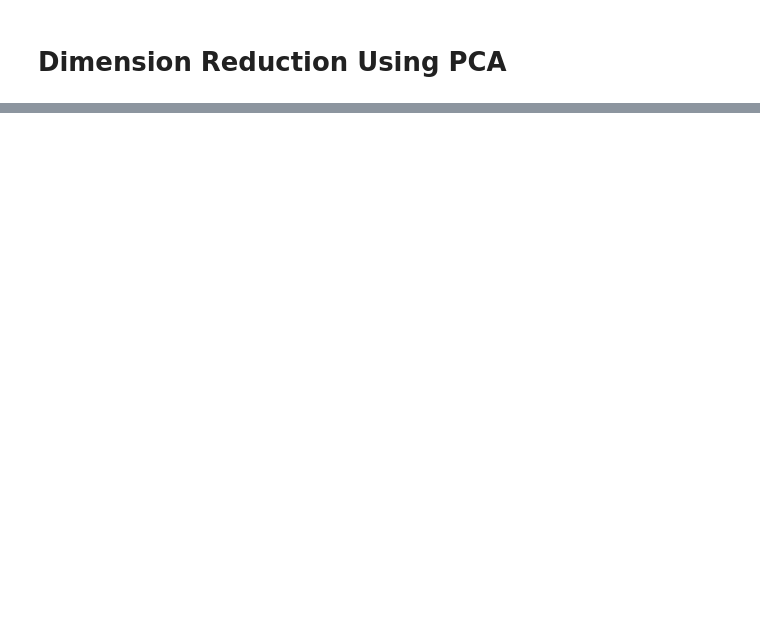
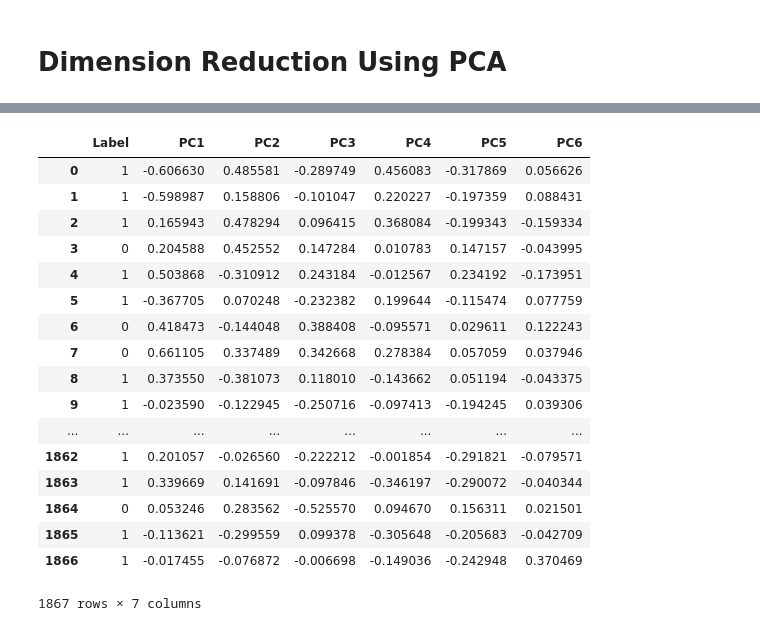
Before and after one commit to ansel-z/CX4240-Cancer-Cell-Classfication-Project, a Jupyter notebook: Dimension Reduction.ipynb, the cells around one changed output, grey strips where cells are left out. Saved outputs shown, nothing was run; the diff lists cells and outputs as text; code cells hidden in the pictures; blank space fills up the shorter version.

```diff
--- a/Dimension Reduction.ipynb
+++ b/Dimension Reduction.ipynb
@@ -293,14 +365,33 @@ ax.set_zlabel('PC3')
 # %%
 # Conversion of data from numpy array to dataframe
 PCA_test_data_df = pd.DataFrame.from_records(PCA_test_data)
 PCA_test_data_df.columns = tuple('PC'+str(num+1) for num in range(np.size(PCA_test_data[1])))
 
 # insert labels for test data
 PCA_test_data_df.insert(0,"Label",label_test,True)
 
 # save test_data_df as a csv file
-PCA_test_data_df.to_csv('Data/PCA_test_data.csv')
+#PCA_test_data_df.to_csv('Data/PCA_test_data.csv')
 PCA_test_data_df
+# %% [output]
+|  | Label | PC1 | PC2 | PC3 | PC4 | PC5 | PC6 |
+| 0 | 1 | -0.606630 | 0.485581 | -0.289749 | 0.456083 | -0.317869 | 0.056626 |
+| 1 | 1 | -0.598987 | 0.158806 | -0.101047 | 0.220227 | -0.197359 | 0.088431 |
+| 2 | 1 | 0.165943 | 0.478294 | 0.096415 | 0.368084 | -0.199343 | -0.159334 |
+| 3 | 0 | 0.204588 | 0.452552 | 0.147284 | 0.010783 | 0.147157 | -0.043995 |
+| 4 | 1 | 0.503868 | -0.310912 | 0.243184 | -0.012567 | 0.234192 | -0.173951 |
+| 5 | 1 | -0.367705 | 0.070248 | -0.232382 | 0.199644 | -0.115474 | 0.077759 |
+| 6 | 0 | 0.418473 | -0.144048 | 0.388408 | -0.095571 | 0.029611 | 0.122243 |
+| 7 | 0 | 0.661105 | 0.337489 | 0.342668 | 0.278384 | 0.057059 | 0.037946 |
+| 8 | 1 | 0.373550 | -0.381073 | 0.118010 | -0.143662 | 0.051194 | -0.043375 |
+| 9 | 1 | -0.023590 | -0.122945 | -0.250716 | -0.097413 | -0.194245 | 0.039306 |
+| ... | ... | ... | ... | ... | ... | ... | ... |
+| 1862 | 1 | 0.201057 | -0.026560 | -0.222212 | -0.001854 | -0.291821 | -0.079571 |
+| 1863 | 1 | 0.339669 | 0.141691 | -0.097846 | -0.346197 | -0.290072 | -0.040344 |
+| 1864 | 0 | 0.053246 | 0.283562 | -0.525570 | 0.094670 | 0.156311 | 0.021501 |
+| 1865 | 1 | -0.113621 | -0.299559 | 0.099378 | -0.305648 | -0.205683 | -0.042709 |
+| 1866 | 1 | -0.017455 | -0.076872 | -0.006698 | -0.149036 | -0.242948 | 0.370469 |
+1867 rows × 7 columns
 # %%
 ## Visualization of top 3 principle components
 # Trace of ALL
```
Also changed, not shown: parts of 11 cells of this notebook, 2 other files.
